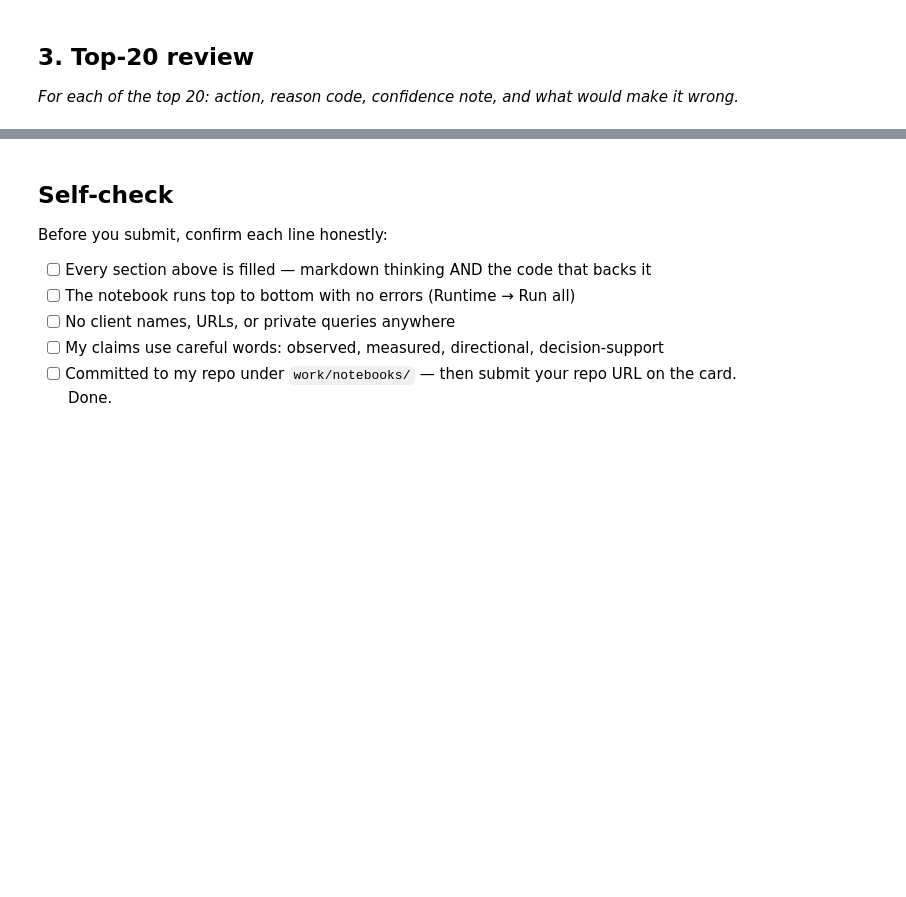
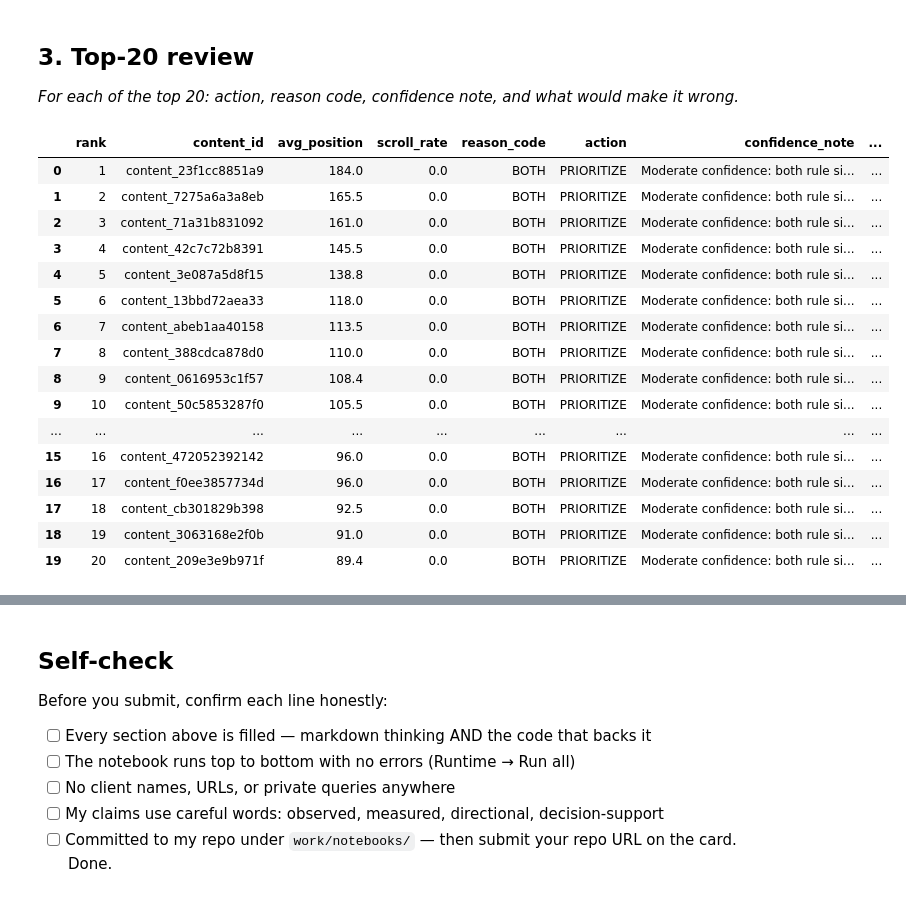
Before and after one commit to haneen06-blip/flyrank-assiment, a Jupyter notebook: work/notebooks/w04_baseline_score.ipynb, the cells around one changed output, grey strips where cells are left out. Drawn from its saved outputs; the diff is of its cells as text; code cells hidden in the pictures; blank space fills up the shorter version.

```diff
--- a/work/notebooks/w04_baseline_score.ipynb
+++ b/work/notebooks/w04_baseline_score.ipynb
@@ -24,3 +285,46 @@ This skeleton is yours to fill. Work the sections **in order** — each one has
 ## 3. Top-20 review
 
 *For each of the top 20: action, reason code, confidence note, and what would make it wrong.*
+# %%
+# This cell is for CODE (numbers, a query, a check).
+# Write your text answer in the cell ABOVE this one — typing sentences here breaks Run All.
+top20_review = top20[
+    [
+        "rank",
+        "content_id",
+        "avg_position",
+        "scroll_rate",
+        "reason_code",
+        "action"
+    ]
+].copy()
+
+top20_review["confidence_note"] = (
+    "Moderate confidence: both rule signals are present, "
+    "but this is a decision-support baseline, not proof of poor content quality."
+)
+
+top20_review["what_would_make_it_wrong"] = (
+    "The priority could be wrong if the position or scroll signal is noisy, "
+    "if the page has a valid reason for low engagement, or if other context is missing."
+)
+
+top20_review
+# %% [output]
+|  | rank | content_id | avg_position | scroll_rate | reason_code | action | confidence_note | ... |
+| 0 | 1 | content_23f1cc8851a9 | 184.0 | 0.0 | BOTH | PRIORITIZE | Moderate confidence: both rule si... | ... |
+| 1 | 2 | content_7275a6a3a8eb | 165.5 | 0.0 | BOTH | PRIORITIZE | Moderate confidence: both rule si... | ... |
+| 2 | 3 | content_71a31b831092 | 161.0 | 0.0 | BOTH | PRIORITIZE | Moderate confidence: both rule si... | ... |
+| 3 | 4 | content_42c7c72b8391 | 145.5 | 0.0 | BOTH | PRIORITIZE | Moderate confidence: both rule si... | ... |
+| 4 | 5 | content_3e087a5d8f15 | 138.8 | 0.0 | BOTH | PRIORITIZE | Moderate confidence: both rule si... | ... |
+| 5 | 6 | content_13bbd72aea33 | 118.0 | 0.0 | BOTH | PRIORITIZE | Moderate confidence: both rule si... | ... |
+| 6 | 7 | content_abeb1aa40158 | 113.5 | 0.0 | BOTH | PRIORITIZE | Moderate confidence: both rule si... | ... |
+| 7 | 8 | content_388cdca878d0 | 110.0 | 0.0 | BOTH | PRIORITIZE | Moderate confidence: both rule si... | ... |
+| 8 | 9 | content_0616953c1f57 | 108.4 | 0.0 | BOTH | PRIORITIZE | Moderate confidence: both rule si... | ... |
+| 9 | 10 | content_50c5853287f0 | 105.5 | 0.0 | BOTH | PRIORITIZE | Moderate confidence: both rule si... | ... |
+| ... | ... | ... | ... | ... | ... | ... | ... | ... |
+| 15 | 16 | content_472052392142 | 96.0 | 0.0 | BOTH | PRIORITIZE | Moderate confidence: both rule si... | ... |
+| 16 | 17 | content_f0ee3857734d | 96.0 | 0.0 | BOTH | PRIORITIZE | Moderate confidence: both rule si... | ... |
+| 17 | 18 | content_cb301829b398 | 92.5 | 0.0 | BOTH | PRIORITIZE | Moderate confidence: both rule si... | ... |
+| 18 | 19 | content_3063168e2f0b | 91.0 | 0.0 | BOTH | PRIORITIZE | Moderate confidence: both rule si... | ... |
+| 19 | 20 | content_209e3e9b971f | 89.4 | 0.0 | BOTH | PRIORITIZE | Moderate confidence: both rule si... | ... |
```
Also changed, not shown: parts of 13 cells of this notebook.
